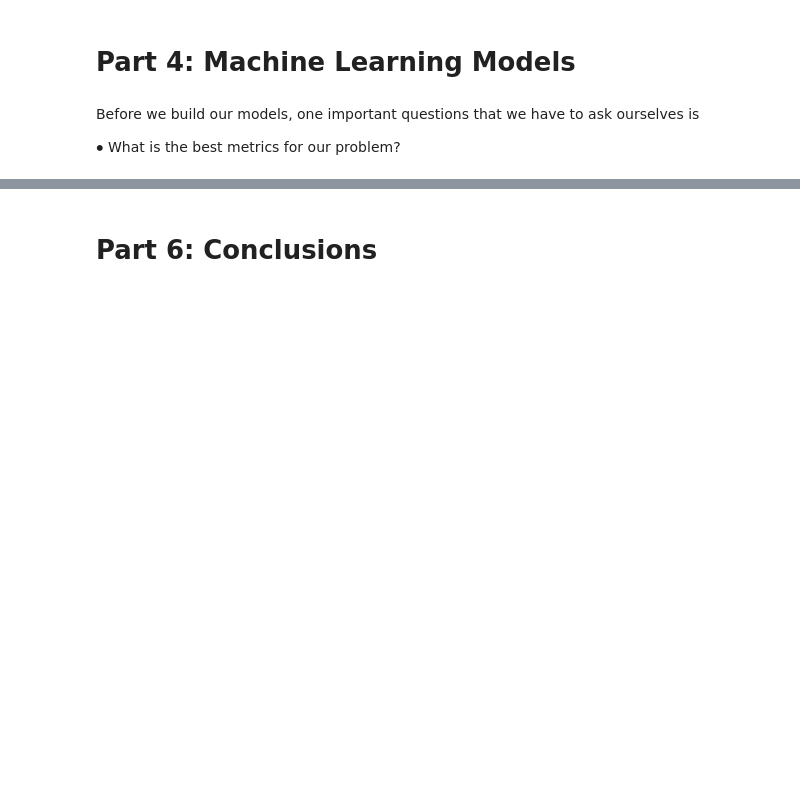
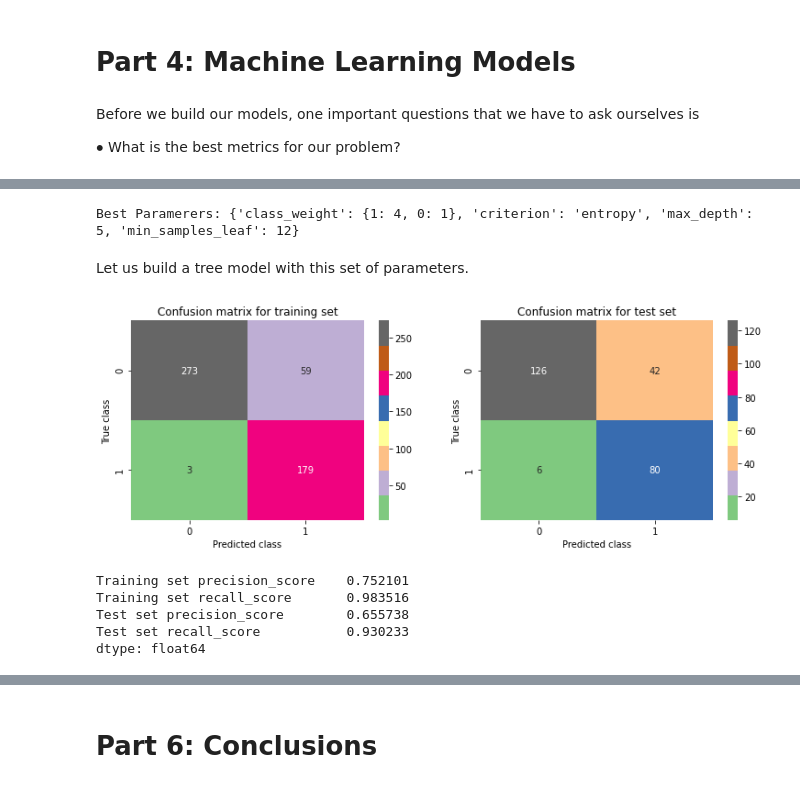
Before and after one commit to tungprime/Diabete-prediction, a Jupyter notebook: Diabetes predictions.ipynb, the cells around one changed output, grey strips where cells are left out. Cells and saved outputs as stored; diff of their text form; code cells hidden in the pictures; blank space fills up the shorter version.

```diff
--- a/Diabetes predictions.ipynb
+++ b/Diabetes predictions.ipynb
@@ -318,0 +486,40 @@ $\bullet$ What is the best metrics for our problem?
+# %%
+tree_model = DecisionTreeClassifier()
+
+#the set of hyperparameters that we will tune in
+param_grid = {'criterion':['gini','entropy'],'max_depth':np.arange(2,10),'min_samples_leaf':np.arange(1,20)}
+weights = [{1:1,0:1}, {1:2,0:1}, {1:4,0:1},
+           {1:1,0:2}, {1:1, 0:4}]
+
+param_grid['class_weight']=weights
+
+#initiate the GridSearch with 5-fold cross validation
+grid_search = GridSearchCV(estimator=tree_model, param_grid=param_grid, cv=5, scoring='recall')
+
+#fit this GridSearch to the training set
+
+grid_search.fit(X_train, y_train)
+
+#print the best parameters
+
+print("Best Paramerers:",grid_search.best_params_)
+# %% [output]
+Best Paramerers: {'class_weight': {1: 4, 0: 1}, 'criterion': 'entropy', 'max_depth': 5, 'min_samples_leaf': 12}
+# %% [markdown]
+Let us build a tree model with this set of parameters.
+# %%
+#Tree classifier model
+X=data
+y=df['Outcome']
+#using weights to put higher penalty on false negative errors
+
+model=DecisionTreeClassifier(class_weight ={1: 4, 0: 1}, criterion= 'entropy',
+                             max_depth= 5, min_samples_leaf=12)
+diabetes_prediction(X,y, model)
+# %% [output]
+[figure, added]
+Training set precision_score    0.752101
+Training set recall_score       0.983516
+Test set precision_score        0.655738
+Test set recall_score           0.930233
+dtype: float64
```
Also changed, not shown: parts of 24 cells of this notebook.
